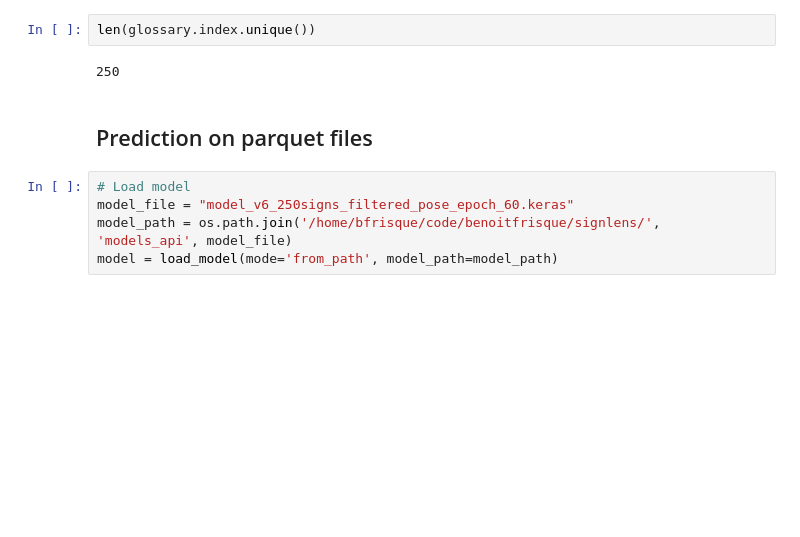
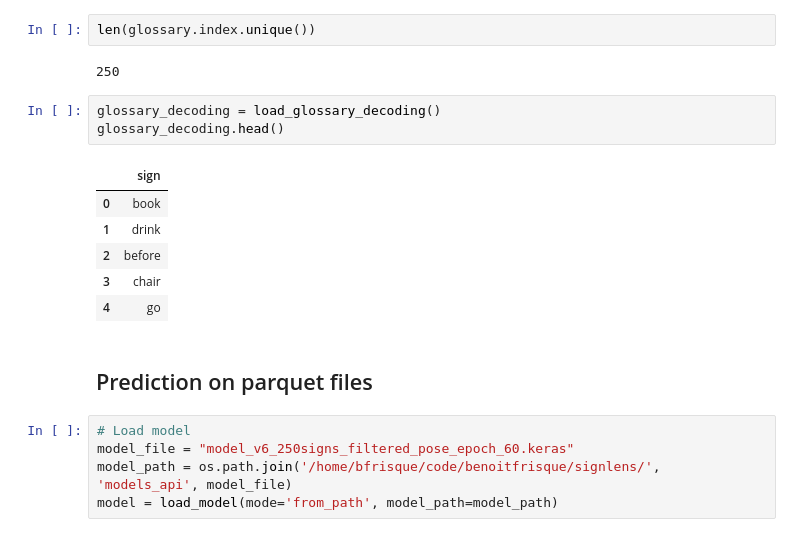
Before and after one commit to benoitfrisque/signlens, a Jupyter notebook: notebooks/Benoit/test_on_videos.ipynb, the cells around one changed output. Saved outputs shown, nothing was run; the diff lists cells and outputs as text; blank space fills up the shorter version.

```diff
--- a/notebooks/Benoit/test_on_videos.ipynb
+++ b/notebooks/Benoit/test_on_videos.ipynb
@@ -35,6 +35,16 @@ glossary = load_glossary()
 len(glossary.index.unique())
 # %% [output]
 250
+# %%
+glossary_decoding = load_glossary_decoding()
+glossary_decoding.head()
+# %% [output]
+|  | sign |
+| 0 | book |
+| 1 | drink |
+| 2 | before |
+| 3 | chair |
+| 4 | go |
 # %% [markdown]
 ## Prediction on parquet files
 # %%
```
Also changed, not shown: parts of 18 cells of this notebook, 2 other files.
